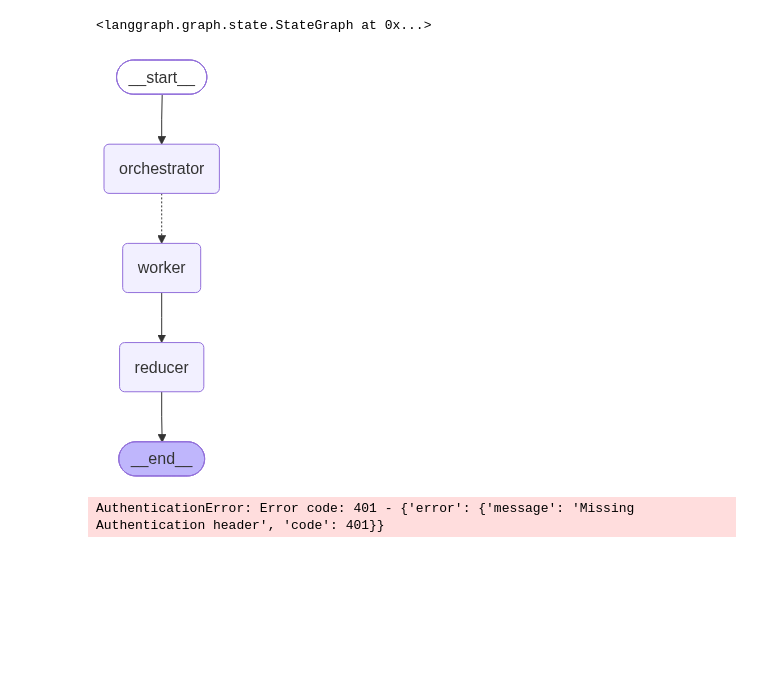
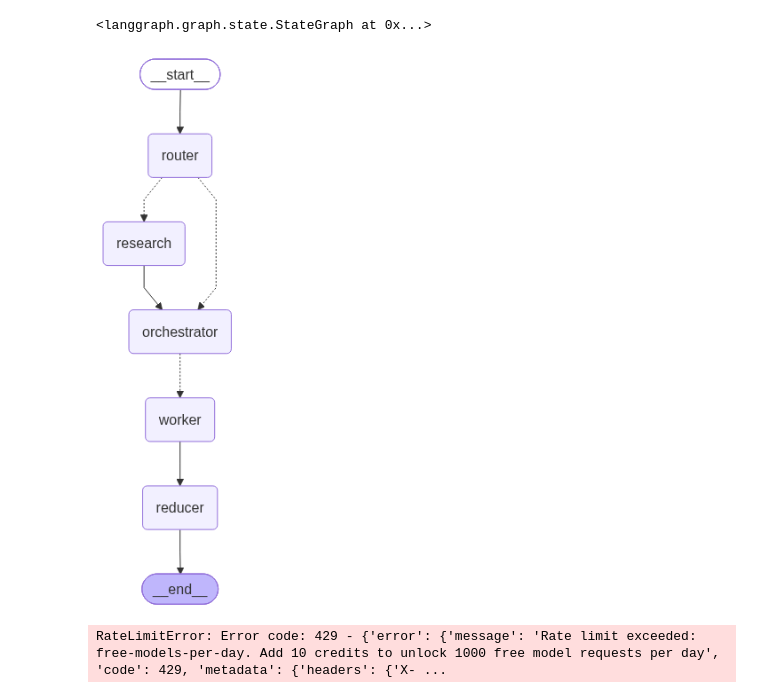
Before and after one commit to ishita531/blog-agent, a Jupyter notebook: blog_basic.ipynb, the cells around one changed output. Cells and saved outputs as stored; diff of their text form; code cells hidden in the pictures; blank space fills up the shorter version.

Commit message:
add images

```diff
--- a/blog_basic.ipynb
+++ b/blog_basic.ipynb
@@ -44,0 +138,17 @@ llm = ChatOpenAI(
+# %%
+# research node
+def _tavily_search(query:str,max_results:int=5) ->List[dict]:
+    tool=TavilySearchResults(max_results=max_results)
+    results=tool.invoke({"query":query})
+
+    normalized:List[dict]=[]
+    for r in results or []:
+        normalized.append(
+            {"title":r.get("title") or "",
+            "url":r.get("url") or "",
+            "snippet":r.get("content") or r.get("snippet") or "",
+            "published_at":r.get("published_date") or r.get("published_at") ,
+            "source":r.get("source") or "",
+             }
+        )
+        return normalized
@@ -61,7 +234,13 @@ def orchestrator(state:State)->dict:
 # this function checks how many tasks/sections are there in the plan object and creates as many workers
 # triggers for every state a worker(using send api)
 def fanout(state:State):
-    return [Send("worker",{"task":task,"topic":state['topic'],"plan":state["plan"]})
+    return [Send("worker",
+                 {
+                     "task":task,
+                     "topic":state['topic'],
+                     "mode":state["mode"],
+                     "plan":state["plan"],
+                     "evidence":[e.model_dump() for e in state.get("evidence",[])]})
             for task in state["plan"].tasks]
 # %%
 # task a worker is supposed to do,every worker performs work related to its own section
@@ -107,0 +479,12 @@ def reducer(state:State) -> dict:
+# %%
+reducer_graph=StateGraph(State)
+reducer_graph.add_node("merge_content",merge_content)
+reducer_graph.add_node("decide_images",decide_images)
+reducer_graph.add_node("generate_and_place_images",generate_and_place_images)
+reducer_graph.add_edge(START,"merge_content")
+reducer_graph.add_edge("merge_content","decide_images")
+reducer_graph.add_edge("decide_images","generate_and_place_images")
+reducer_graph.add_edge("generate_and_place_images",END)
+reducer_subgraph=reducer_graph.compile()
+
+reducer_subgraph
@@ -108,18 +493,22 @@ def reducer(state:State) -> dict:
 # %%
 g=StateGraph(State)
+g.add_node("router",router_node)
+g.add_node("research",research_node)
 g.add_node("orchestrator",orchestrator)
 g.add_node("worker", worker)
-g.add_node("reducer",reducer)
+g.add_node("reducer",reducer_subgraph)
 # %% [output]
 <langgraph.graph.state.StateGraph at 0x...>
 # %%
-g.add_edge(START,"orchestrator")
+g.add_edge(START,"router")
+g.add_conditional_edges("router",route_next,{"research":"research","orchestrator":"orchestrator"})
+g.add_edge("research","orchestrator")
 g.add_conditional_edges("orchestrator",fanout,["worker"])
 g.add_edge("worker","reducer")
 g.add_edge("reducer",END)
 
 app=g.compile()
 
 app
 # %% [output]
-[figure, old version]
+[figure, new version]
@@ -126,5 +530,5 @@ app
 # %%
-out=app.invoke({"topic":"Write a blog on self attention"})
+run("State of multi modal llms  in 2026")
 # %% [output]
-AuthenticationError: Error code: 401 - {'error': {'message': 'Missing Authentication header', 'code': 401}}
+RateLimitError: Error code: 429 - {'error': {'message': 'Rate limit exceeded: free-models-per-day. Add 10 credits to unlock 1000 free model requests per day', 'code': 429, 'metadata': {'headers': {'X- ...
 # %%
```
Also changed, not shown: parts of 21 cells of this notebook.
